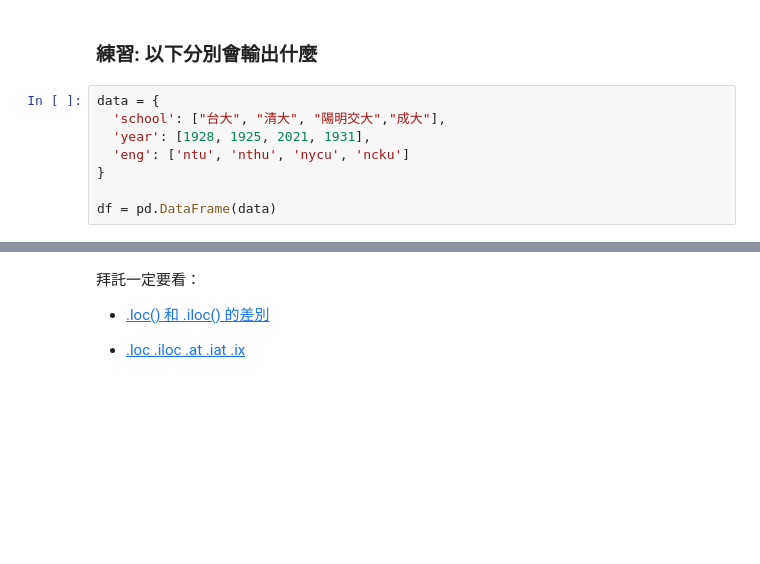
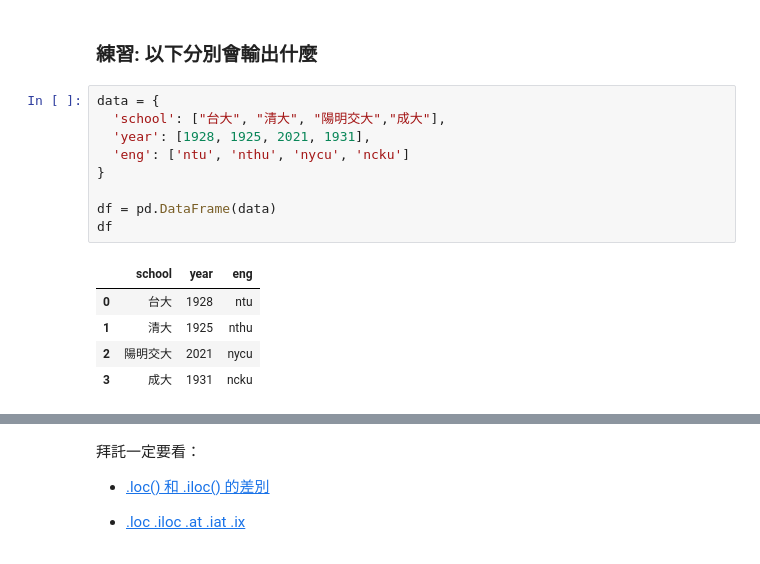
Before and after one commit to cckk2913/dspy-lab6, a Jupyter notebook: lab6.ipynb, the cells around one changed output, grey strips where cells are left out. Cells and saved outputs as stored; diff of their text form; blank space fills up the shorter version.

```diff
--- a/lab6.ipynb
+++ b/lab6.ipynb
@@ -536,10 +570,17 @@ Name: school, dtype: object
 # %%
 data = {
   'school': ["台大", "清大", "陽明交大","成大"],
   'year': [1928, 1925, 2021, 1931],
   'eng': ['ntu', 'nthu', 'nycu', 'ncku']
 }
 
 df = pd.DataFrame(data)
+df
+# %% [output]
+|  | school | year | eng |
+| 0 | 台大 | 1928 | ntu |
+| 1 | 清大 | 1925 | nthu |
+| 2 | 陽明交大 | 2021 | nycu |
+| 3 | 成大 | 1931 | ncku |
 # %%
 df.iloc[1, :]
```
Also changed, not shown: parts of 23 cells of this notebook.
